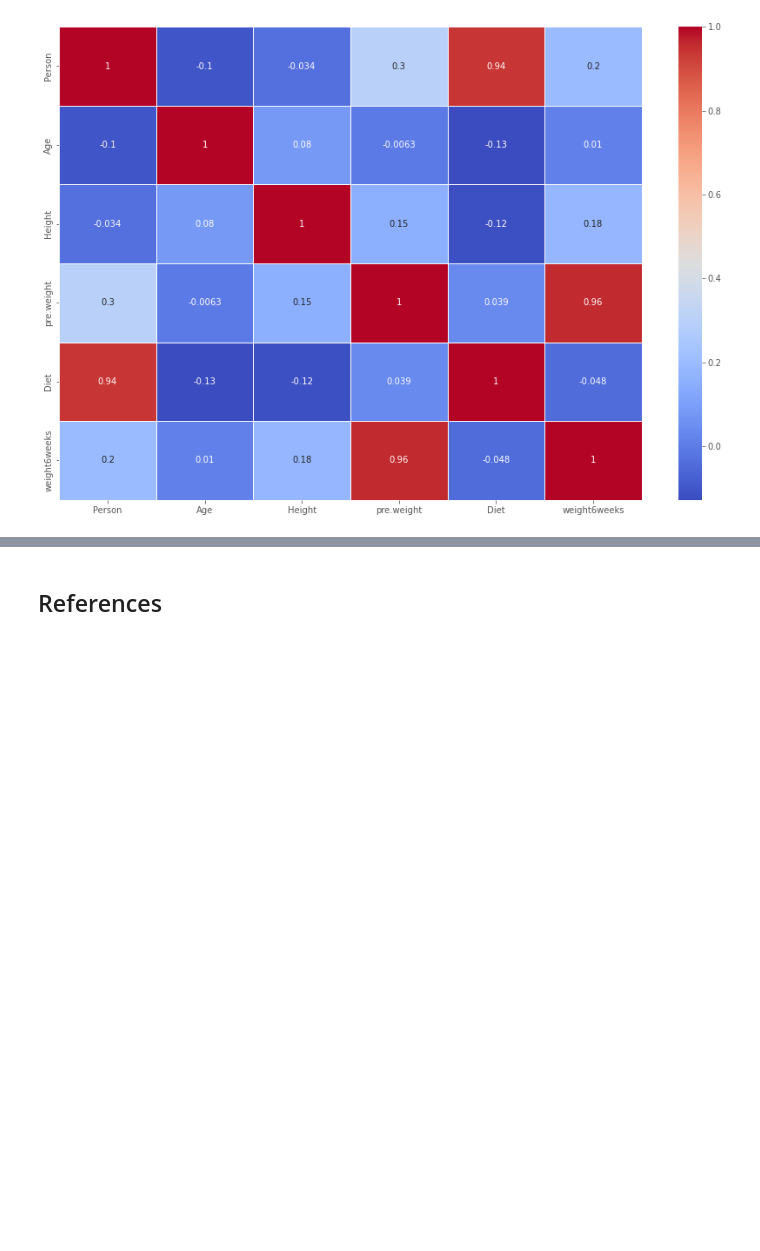
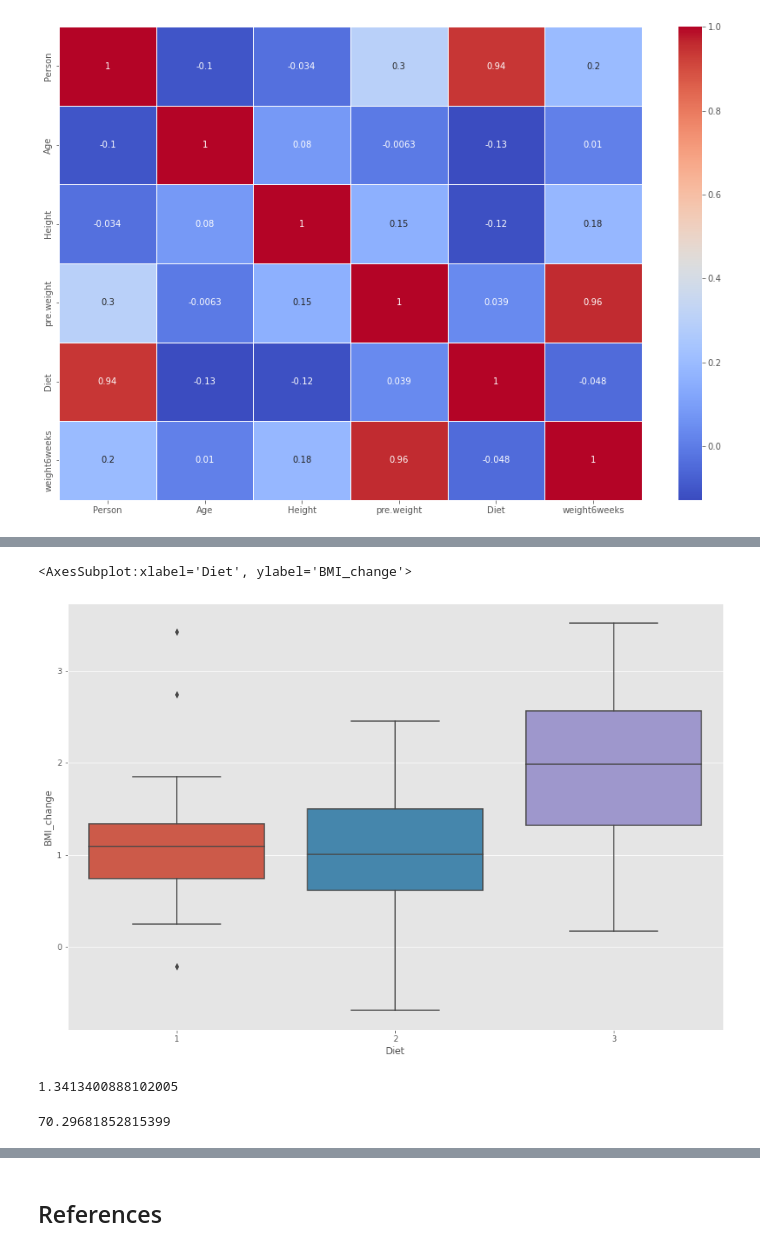
Before and after one commit to kmcd14/MLandStats-assessment, a Jupyter notebook: scipy-stats.ipynb, the cells around one changed output, grey strips where cells are left out. Saved outputs shown, nothing was run; the diff lists cells and outputs as text; code cells hidden in the pictures; blank space fills up the shorter version.

```diff
--- a/scipy-stats.ipynb
+++ b/scipy-stats.ipynb
@@ -791,0 +827,5 @@ sns.heatmap(corr, linecolor='white', linewidths=1, cmap='coolwarm', annot=True)
+# %%
+sns.boxplot(x=df['Diet'], y=df['BMI_change'])
+# %% [output]
+<AxesSubplot:xlabel='Diet', ylabel='BMI_change'>
+[figure, added]
@@ -791,0 +841,4 @@ sns.heatmap(corr, linecolor='white', linewidths=1, cmap='coolwarm', annot=True)
+# %%
+mean
+# %% [output]
+1.3413400888102005
@@ -791,0 +855,4 @@ sns.heatmap(corr, linecolor='white', linewidths=1, cmap='coolwarm', annot=True)
+# %%
+sst
+# %% [output]
+70.29681852815399
```
Also changed, not shown: parts of 30 cells of this notebook, 1 other file.
